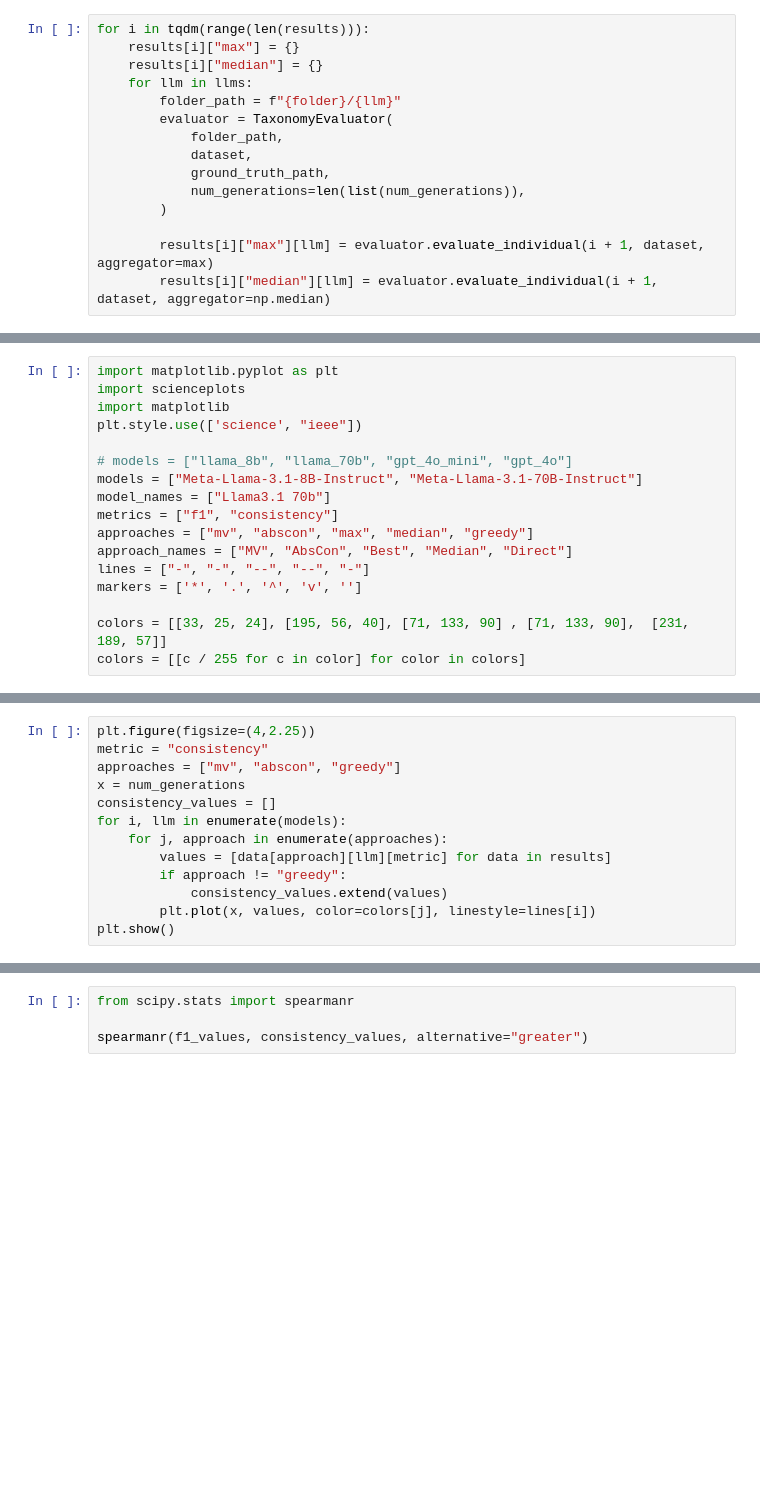
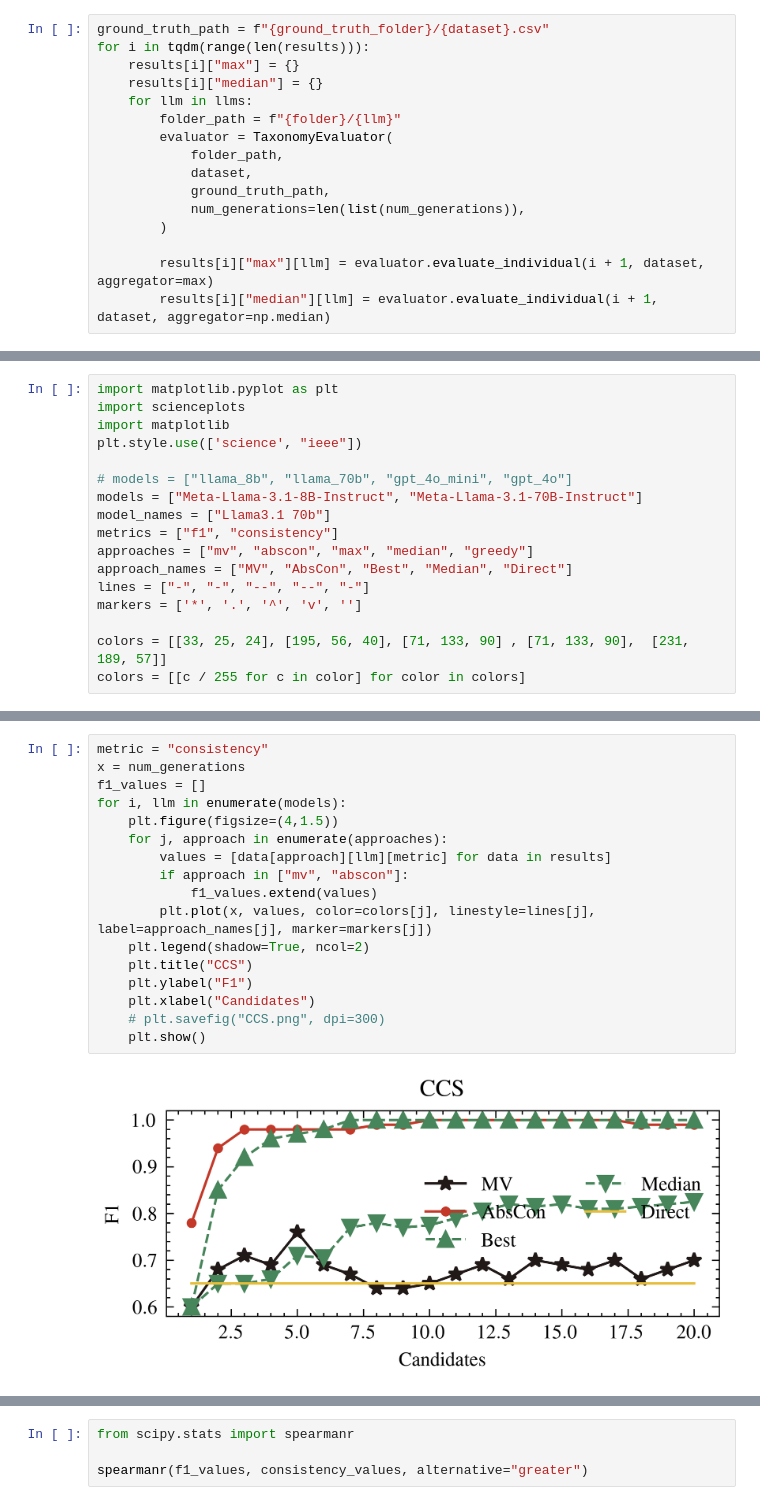
Before and after one commit to 20001LastOrder/LLM-Abscon-extension, a Jupyter notebook: taxonomy/evaluation.ipynb, the cells around one changed output, grey strips where cells are left out. Drawn from its saved outputs; the diff is of its cells as text; blank space fills up the shorter version.

```diff
--- a/taxonomy/evaluation.ipynb
+++ b/taxonomy/evaluation.ipynb
@@ -185,6 +181,7 @@ for num_generation in tqdm(num_generations):
 
     results.append(result)
 # %%
+ground_truth_path = f"{ground_truth_folder}/{dataset}.csv"
 for i in tqdm(range(len(results))):
     results[i]["max"] = {}
     results[i]["median"] = {}
@@ -236,13 +254,19 @@ plt.show()
 # %%
-plt.figure(figsize=(4,2.25))
 metric = "consistency"
-approaches = ["mv", "abscon", "greedy"]
 x = num_generations
-consistency_values = []
+f1_values = []
 for i, llm in enumerate(models):
+    plt.figure(figsize=(4,1.5))
     for j, approach in enumerate(approaches):
         values = [data[approach][llm][metric] for data in results]
-        if approach != "greedy":
-            consistency_values.extend(values)
-        plt.plot(x, values, color=colors[j], linestyle=lines[i])
-plt.show()
+        if approach in ["mv", "abscon"]:
+            f1_values.extend(values)
+        plt.plot(x, values, color=colors[j], linestyle=lines[j], label=approach_names[j], marker=markers[j])
+    plt.legend(shadow=True, ncol=2)
+    plt.title("CCS")
+    plt.ylabel("F1")
+    plt.xlabel("Candidates")
+    # plt.savefig("CCS.png", dpi=300)
+    plt.show()
+# %% [output]
+[figure, added]
```
Also changed, not shown: parts of 10 cells of this notebook, 22 other files.
